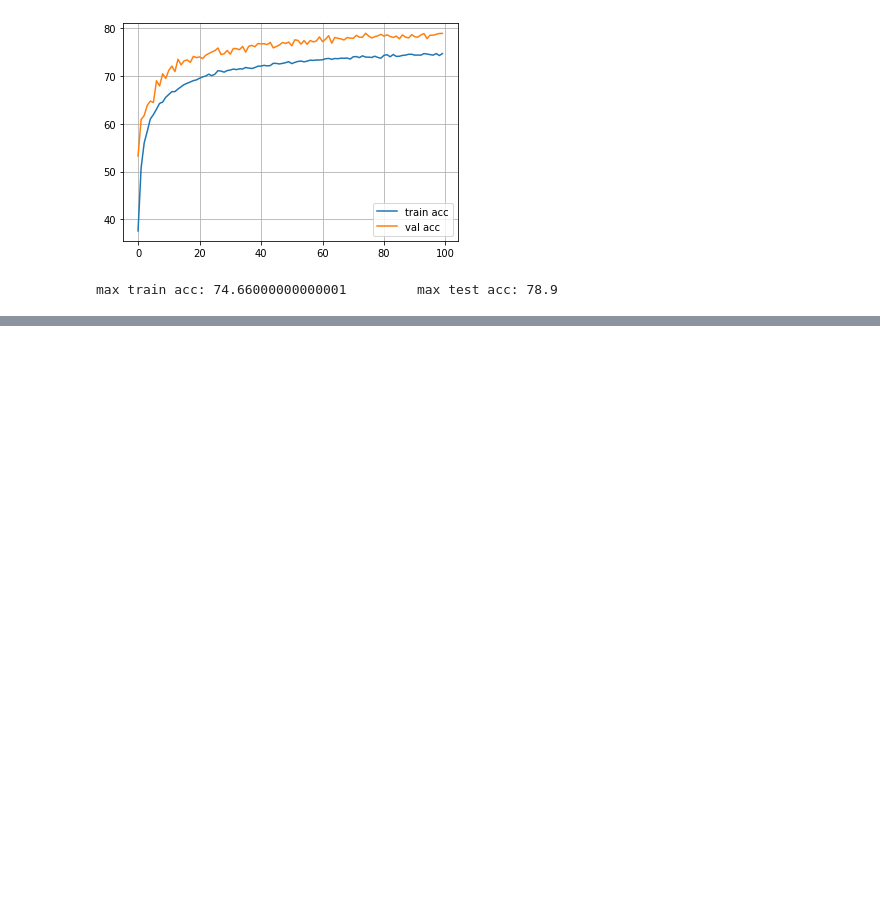
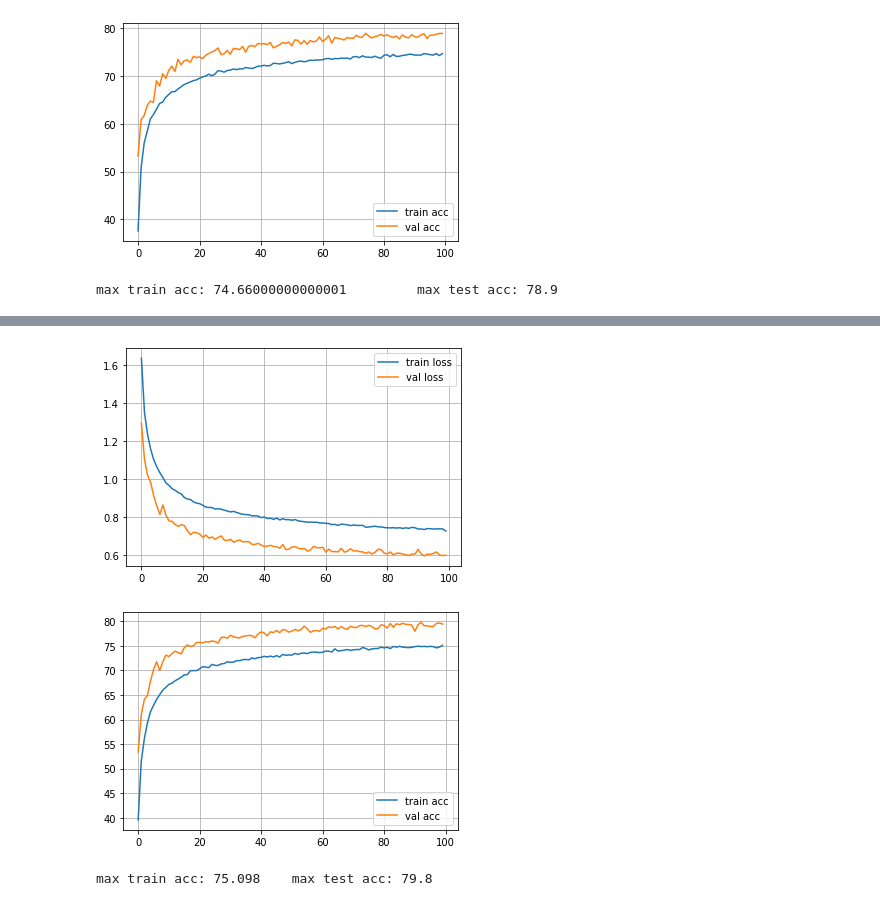
Before and after one commit to sandeeppalakkal/ML_Datascience_Practice, a Jupyter notebook: CIFAR10_Experiments.ipynb, the cells around one changed output, grey strips where cells are left out. Saved outputs shown, nothing was run; the diff lists cells and outputs as text; code cells hidden in the pictures; blank space fills up the shorter version.

```diff
--- a/CIFAR10_Experiments.ipynb
+++ b/CIFAR10_Experiments.ipynb
@@ -67,7 +67,7 @@ def train_epoch(train_loader,net,criterion,optimizer,device):
   acc = correct / total * 100
   return loss, acc
 
-def train(train_loader,val_loader,net,n_epochs,criterion,optimizer,device):
+def train(train_loader,val_loader,net,n_epochs,criterion,optimizer,device,scheduler=None):
   # start training
   train_losses = []
   train_acc = []
@@ -76,6 +76,8 @@ def train(train_loader,val_loader,net,n_epochs,criterion,optimizer,device):
   for epoch in range(n_epochs):
     # Run training on one epoch
     loss_, acc_ = train_epoch(train_loader, net, criterion, optimizer, device)
+    if scheduler is not None:
+      scheduler.step()
     train_acc.append(acc_)
     train_losses.append(loss_)
 
@@ -532,0 +564,37 @@ max train acc: 74.66000000000001         max test acc: 78.9
+# %%
+# choose gpu if available
+device = torch.device('cuda:0' if torch.cuda.is_available() else 'cpu')
+
+lr = 0.005
+momentum = 0.9
+batch_size = 32
+n_epochs = 100
+
+# Data augmentation
+stats = (3*[0.5],3*[0.5])
+train_tfms = transforms.Compose([transforms.RandomCrop(32, padding=4, padding_mode='reflect'),
+                         transforms.RandomHorizontalFlip(),
+                         transforms.ToTensor(),
+                         transforms.Normalize(*stats,inplace=True)])
+valid_tfms = transforms.Compose([transforms.ToTensor(), transforms.Normalize(*stats)])
+
+# Data loader
+train_loader,val_loader,classes = dataloader(batch_size, transform=(train_tfms,valid_tfms))
+
+# define network for training
+net = Net5().to(device)
+
+# Loss function & optimizer
+import torch.optim as optim
+criterion = nn.CrossEntropyLoss()
+optimizer = optim.SGD(net.parameters(), lr=lr, momentum = momentum)
+
+# train
+net, losses, acc, val_losses, val_acc = train(train_loader,val_loader,net,n_epochs,criterion,optimizer,device)
+
+# plot loss
+plot_losses(losses, val_losses, acc, val_acc)
+
+# accuracy
+print(f'max train acc: {max(acc)}\t max test acc: {max(val_acc)}')
+# %% [output]
@@ -532,0 +619,3 @@ max train acc: 74.66000000000001         max test acc: 78.9
+[figure, added]
+[figure, added]
+max train acc: 75.098    max test acc: 79.8
```
Also changed, not shown: parts of 10 cells of this notebook.
